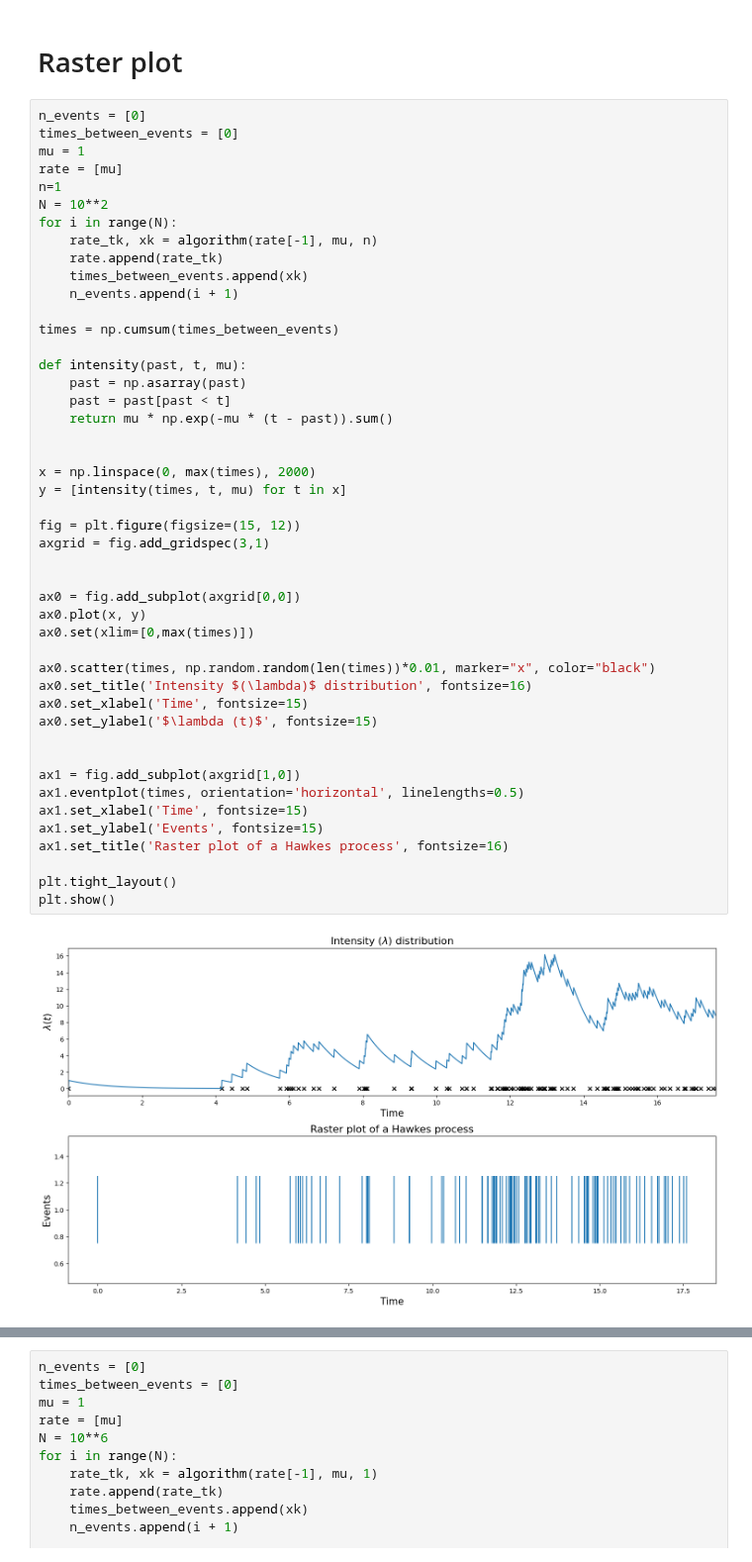
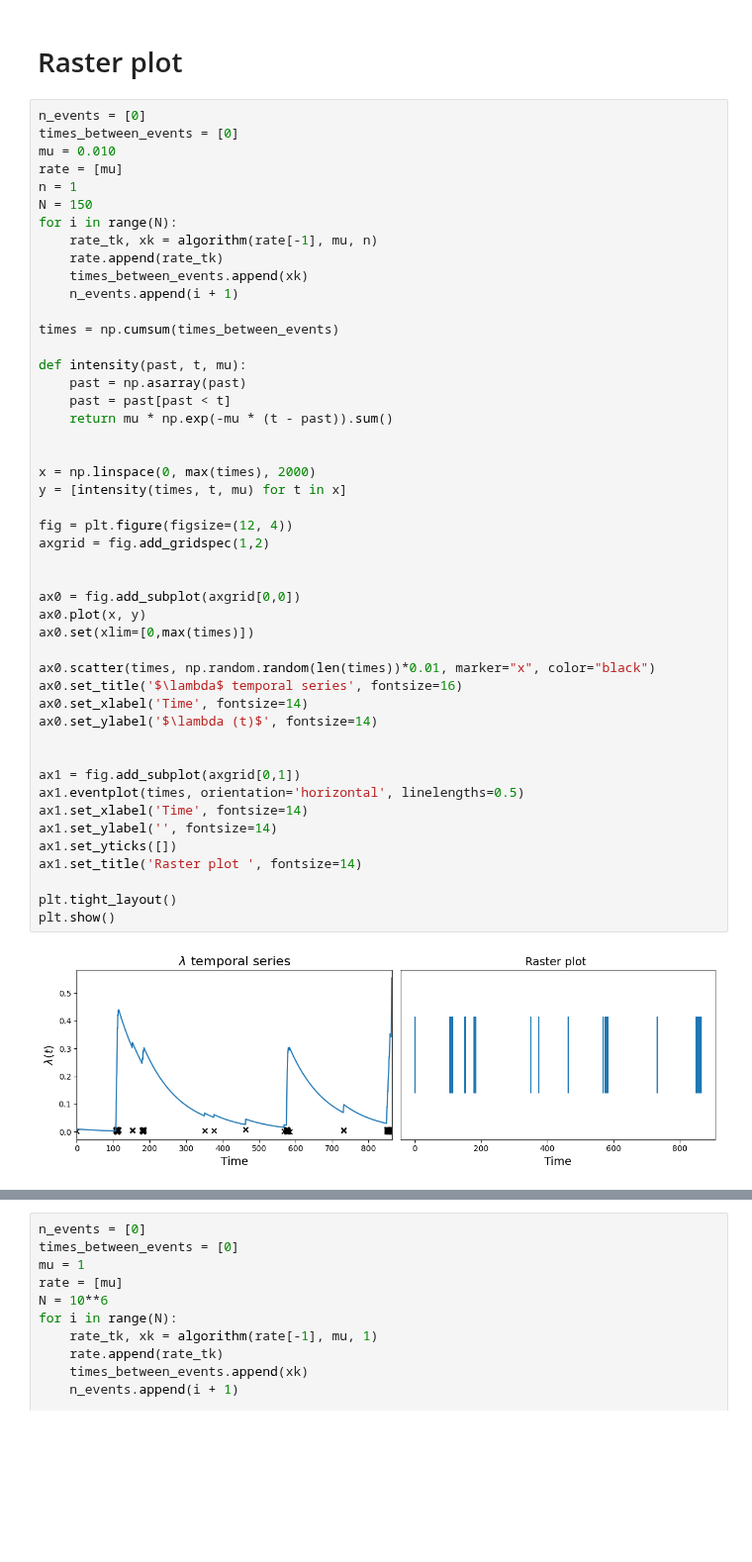
Before and after one commit to RivasAntonio/TFM, a Jupyter notebook: Códigos/Hawkes/Pruebas.ipynb, the cells around one changed output, grey strips where cells are left out. Shown at 99% size. Drawn from its saved outputs; the diff is of its cells as text; blank space fills up the shorter version.

```diff
--- a/Códigos/Hawkes/Pruebas.ipynb
+++ b/Códigos/Hawkes/Pruebas.ipynb
@@ -44,48 +48,49 @@ def algorithm(rate, mu, n):
 # %%
 n_events = [0]
 times_between_events = [0]
-mu = 1
+mu = 0.010
 rate = [mu]
-n=1
-N = 10**2
+n = 1
+N = 150
 for i in range(N):
     rate_tk, xk = algorithm(rate[-1], mu, n)
     rate.append(rate_tk)
     times_between_events.append(xk)
     n_events.append(i + 1)
 
 times = np.cumsum(times_between_events)
 
 def intensity(past, t, mu):
     past = np.asarray(past)
     past = past[past < t]
     return mu * np.exp(-mu * (t - past)).sum()
 
 
 x = np.linspace(0, max(times), 2000)
 y = [intensity(times, t, mu) for t in x]
 
-fig = plt.figure(figsize=(15, 12))
-axgrid = fig.add_gridspec(3,1)
+fig = plt.figure(figsize=(12, 4))
+axgrid = fig.add_gridspec(1,2)
 
 
 ax0 = fig.add_subplot(axgrid[0,0])
 ax0.plot(x, y)
 ax0.set(xlim=[0,max(times)])
 
 ax0.scatter(times, np.random.random(len(times))*0.01, marker="x", color="black")
-ax0.set_title('Intensity $(\lambda)$ distribution', fontsize=16)
-ax0.set_xlabel('Time', fontsize=15)
-ax0.set_ylabel('$\lambda (t)$', fontsize=15)
+ax0.set_title('$\lambda$ temporal series', fontsize=16)
+ax0.set_xlabel('Time', fontsize=14)
+ax0.set_ylabel('$\lambda (t)$', fontsize=14)
 
 
-ax1 = fig.add_subplot(axgrid[1,0])
+ax1 = fig.add_subplot(axgrid[0,1])
 ax1.eventplot(times, orientation='horizontal', linelengths=0.5)
-ax1.set_xlabel('Time', fontsize=15)
-ax1.set_ylabel('Events', fontsize=15)
-ax1.set_title('Raster plot of a Hawkes process', fontsize=16)
+ax1.set_xlabel('Time', fontsize=14)
+ax1.set_ylabel('', fontsize=14)
+ax1.set_yticks([])
+ax1.set_title('Raster plot ', fontsize=14)
 
 plt.tight_layout()
 plt.show()
 # %% [output]
-[figure, old version]
+[figure, new version]
```
Also changed, not shown: parts of 2 cells of this notebook, 29 other files.
